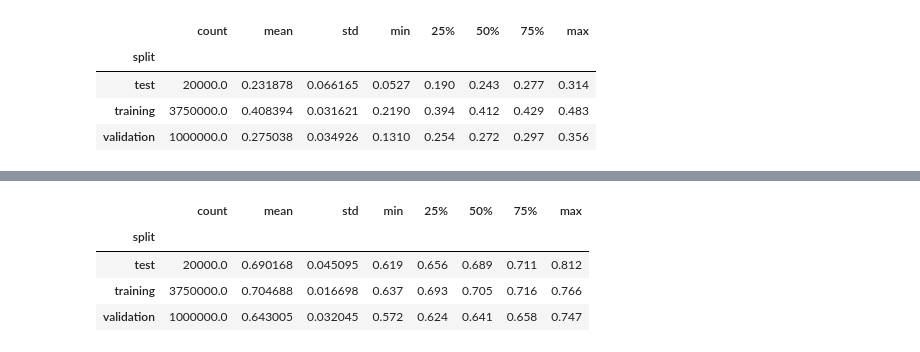
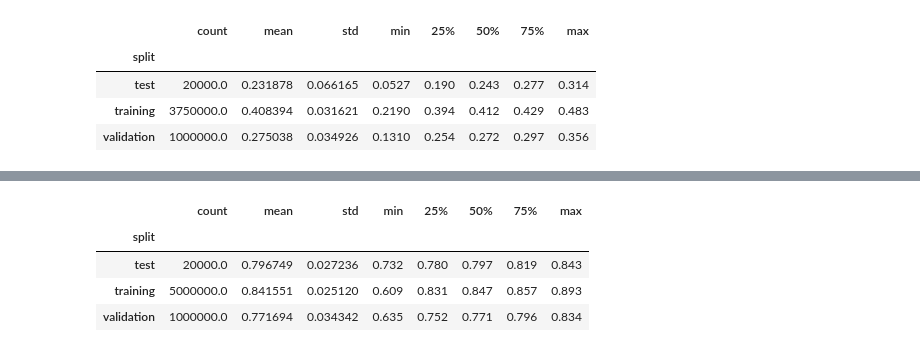
Before and after one commit to emikokic/thesis, a Jupyter notebook: notebooks/cnn_wide_ladder_experiments.ipynb, the cells around one changed output, grey strips where cells are left out. Saved outputs shown, nothing was run; the diff lists cells and outputs as text; code cells hidden in the pictures.

```diff
--- a/notebooks/cnn_wide_ladder_experiments.ipynb
+++ b/notebooks/cnn_wide_ladder_experiments.ipynb
@@ -240,15 +262,15 @@ train_exp_3.shape
 # %%
 train_exp_3.to_csv('../corpus_WiNER/cnn_instances/words_entity_W_2_cnn_train_exp_3.csv', index=False)
 # %%
-results_exp_3 = pd.read_csv('../models/experiments/results_cnn_ladder_exp_3.csv')
+results_exp_3 = pd.read_csv('../models/experiments/cnn_wide_ladder/cnn_wide_ladder_exp_3.csv')
 split_group = results_exp_3.groupby('split')
 split_group.accuracy.describe()
 # %% [output]
 |  | count | mean | std | min | 25% | 50% | 75% | max |
 | split |  |  |  |  |  |  |  |  |
-| test | 20000.0 | 0.690168 | 0.045095 | 0.619 | 0.656 | 0.689 | 0.711 | 0.812 |
-| training | 3750000.0 | 0.704688 | 0.016698 | 0.637 | 0.693 | 0.705 | 0.716 | 0.766 |
-| validation | 1000000.0 | 0.643005 | 0.032045 | 0.572 | 0.624 | 0.641 | 0.658 | 0.747 |
+| test | 20000.0 | 0.796749 | 0.027236 | 0.732 | 0.780 | 0.797 | 0.819 | 0.843 |
+| training | 5000000.0 | 0.841551 | 0.025120 | 0.609 | 0.831 | 0.847 | 0.857 | 0.893 |
+| validation | 1000000.0 | 0.771694 | 0.034342 | 0.635 | 0.752 | 0.771 | 0.796 | 0.834 |
 # %%
 sns.set_style('darkgrid')
 train_val_df = results_exp_3[results_exp_3.split.isin(['training', 'validation'])]
```
Also changed, not shown: parts of 12 cells of this notebook, 9 other files.
